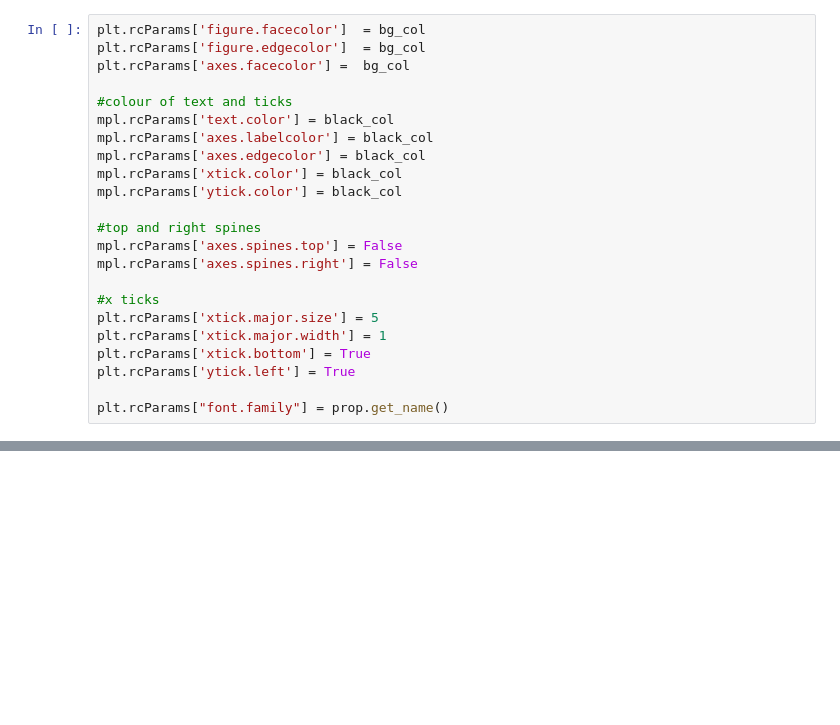
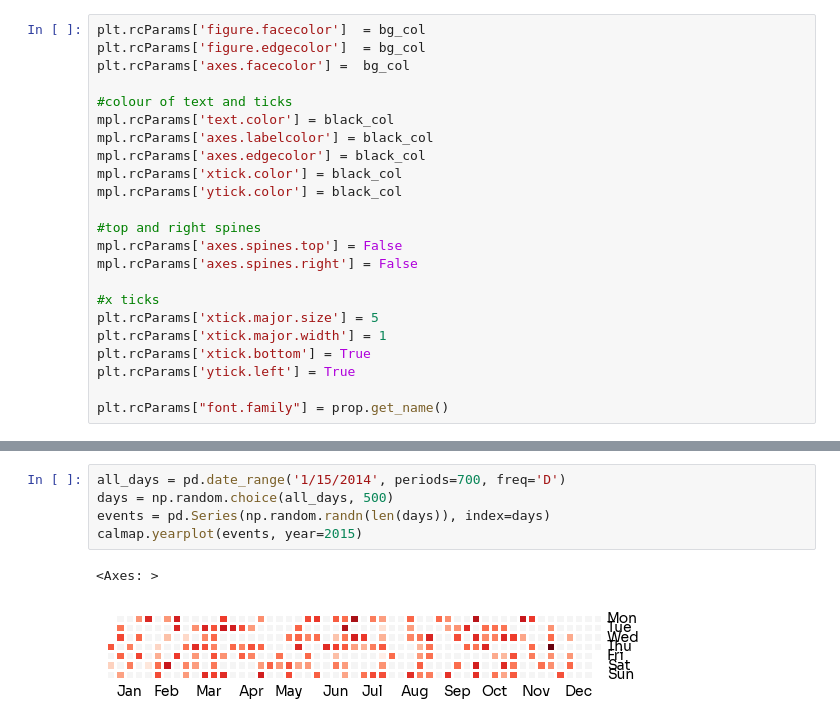
Before and after one commit to gabbenitez/Travel_Stats, a Jupyter notebook: travel.ipynb, the cells around one changed output, grey strips where cells are left out. Drawn from its saved outputs; the diff is of its cells as text; blank space fills up the shorter version.

```diff
--- a/travel.ipynb
+++ b/travel.ipynb
@@ -116,0 +547,8 @@ Counter({'Emma': 56, 'Gab': 44})
+# %%
+all_days = pd.date_range('1/15/2014', periods=700, freq='D')
+days = np.random.choice(all_days, 500)
+events = pd.Series(np.random.randn(len(days)), index=days)
+calmap.yearplot(events, year=2015)
+# %% [output]
+<Axes: >
+[figure, added]
```
Also changed, not shown: parts of 26 cells of this notebook, 3 other files.
